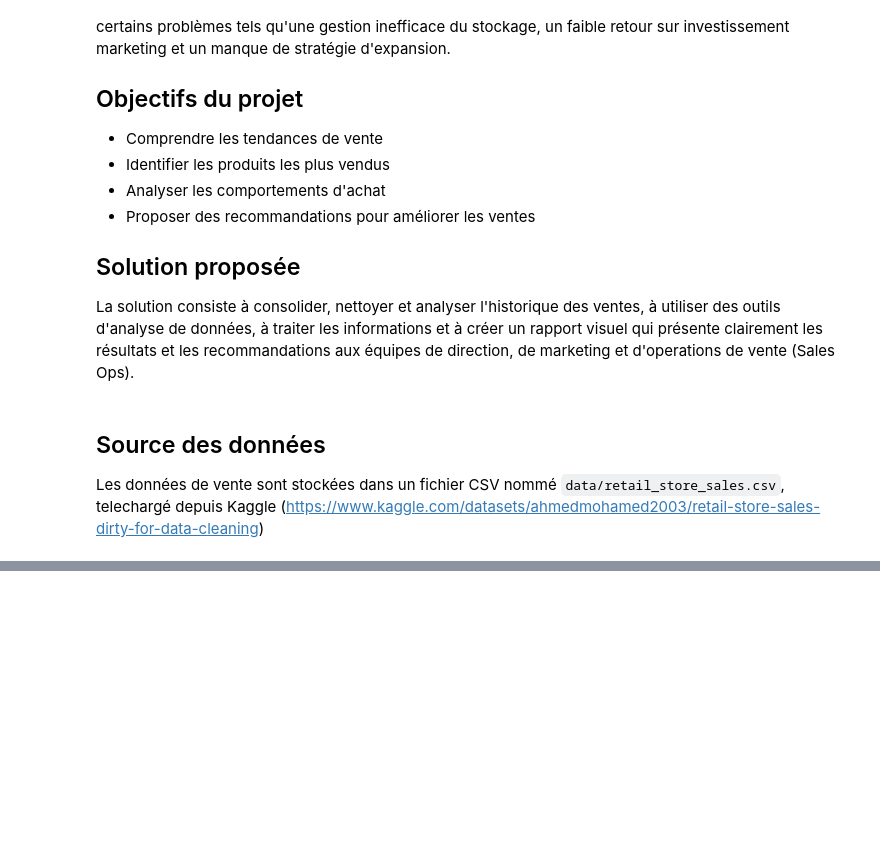
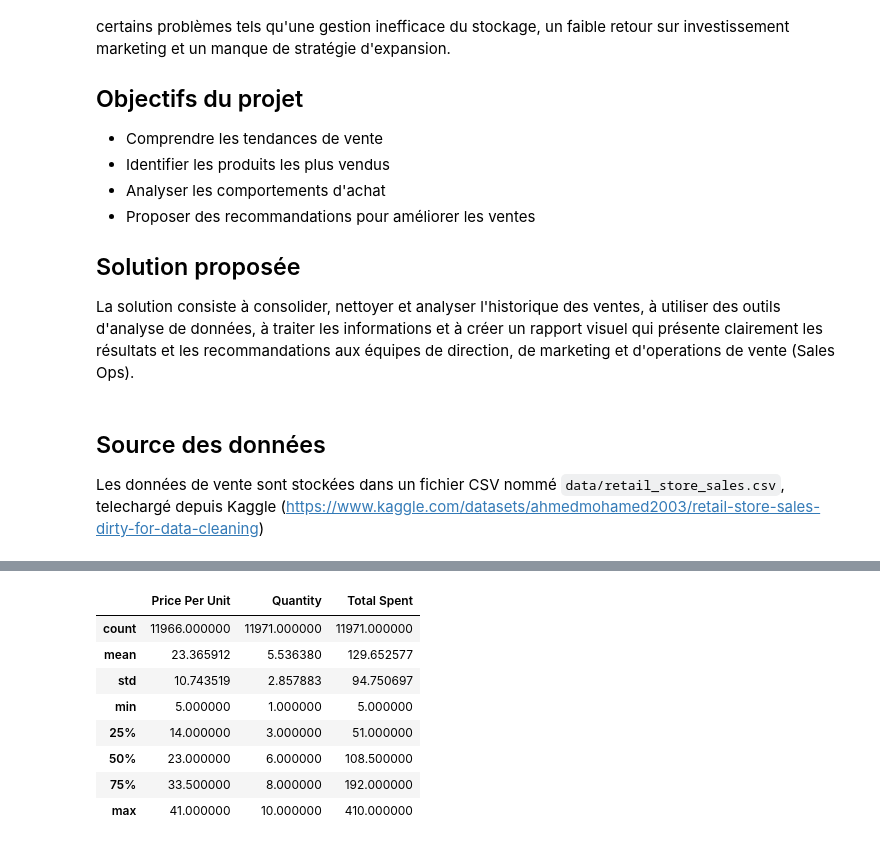
Before and after one commit to gezielcarvalho/commerce, a Jupyter notebook: commerce.ipynb, the cells around one changed output, grey strips where cells are left out. Cells and saved outputs as stored; diff of their text form; code cells hidden in the pictures; blank space fills up the shorter version.

```diff
--- a/commerce.ipynb
+++ b/commerce.ipynb
@@ -37,0 +83,12 @@ ModuleNotFoundError: No module named 'kagglehub'
+# %%
+sales_data.describe()
+# %% [output]
+|  | Price Per Unit | Quantity | Total Spent |
+| count | 11966.000000 | 11971.000000 | 11971.000000 |
+| mean | 23.365912 | 5.536380 | 129.652577 |
+| std | 10.743519 | 2.857883 | 94.750697 |
+| min | 5.000000 | 1.000000 | 5.000000 |
+| 25% | 14.000000 | 3.000000 | 51.000000 |
+| 50% | 23.000000 | 6.000000 | 108.500000 |
+| 75% | 33.500000 | 8.000000 | 192.000000 |
+| max | 41.000000 | 10.000000 | 410.000000 |
```
Also changed, not shown: parts of 12 cells of this notebook.
